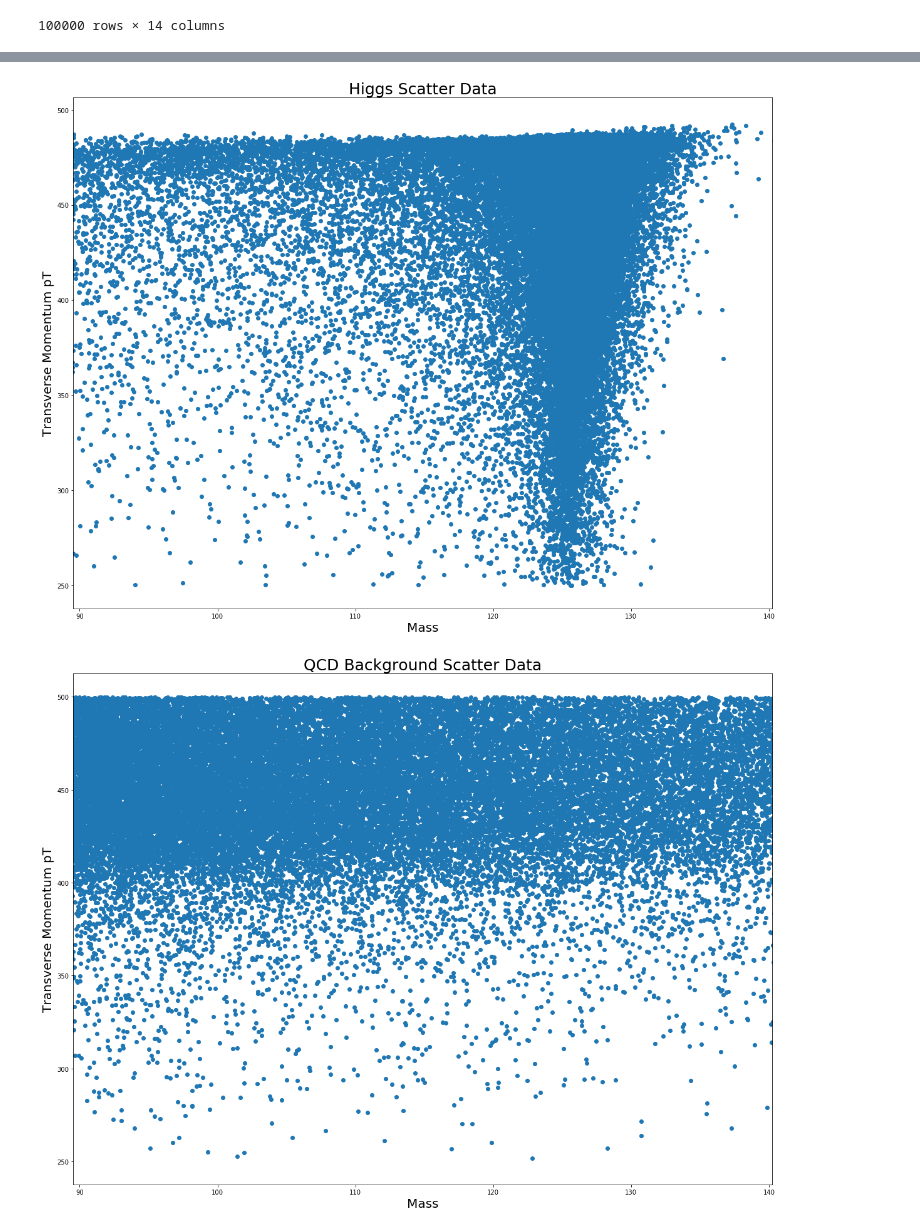
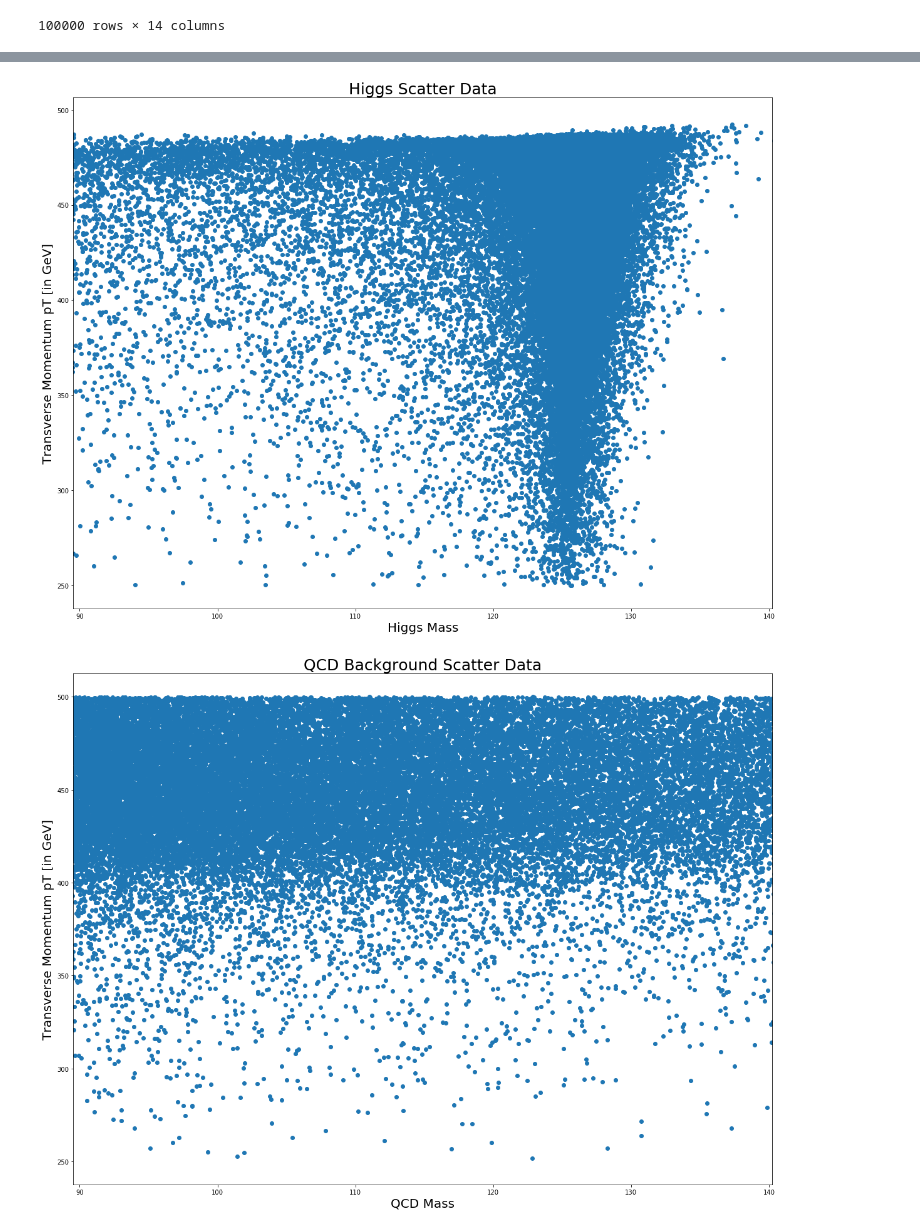
Before and after one commit to jbc1216/434-Portfolio, a Jupyter notebook: FinchCarr_Lab05.ipynb, the cells around one changed output, grey strips where cells are left out. Cells and saved outputs as stored; diff of their text form; code cells hidden in the pictures.

```diff
--- a/FinchCarr_Lab05.ipynb
+++ b/FinchCarr_Lab05.ipynb
@@ -38,7 +38,6 @@ higgs
 pickle_qcd = open('qcd_100000_pt_250_500.pkl', 'rb')
 qcd = pk.load(pickle_qcd)
 print(qcd.ndim, qcd.size)
-qcd.rename(columns={"pt":'pt'}, inplace=True)
 qcd
 # %% [output]
 2 1400000
@@ -86,29 +90,29 @@ plt.show()
 # %%
 # Higgs plot with tight mass window
-MeanM = hMassSort.mean()
-StdM = hMassSort.std()
+MeanM = hMass.mean()
+StdM = hMass.std()
 
 fig, ax = plt.subplots(1,1)
 ax.scatter(hMass, hPt)
-plt.xlabel('Mass', size =20)
-plt.ylabel('Transverse Momentum pT', size=20)
+plt.xlabel('Higgs Mass', size =20)
+plt.ylabel('Transverse Momentum pT [in GeV]', size=20)
 plt.title('Higgs Scatter Data', size=25)
 plt.xlim(MeanM-StdM, MeanM+StdM)
 
 # QCD Plot with tight mass window
 qcdMass = qcd['mass']
 qcdPt = qcd['pt']
 
 fig, ax = plt.subplots(1,1)
 
 ax.scatter(qcdMass, qcdPt)
-plt.xlabel('Mass', size =20)
-plt.ylabel('Transverse Momentum pT', size=20)
+plt.xlabel('QCD Mass', size =20)
+plt.ylabel('Transverse Momentum pT [in GeV]', size=20)
 plt.title('QCD Background Scatter Data', size=25)
 plt.xlim(MeanM-StdM, MeanM+StdM)
 
 plt.show()
 # %% [output]
-[figure, old version]
+[figure, new version]
-[figure, old version]
+[figure, new version]
 # %%
```
Also changed, not shown: parts of 9 cells of this notebook.
